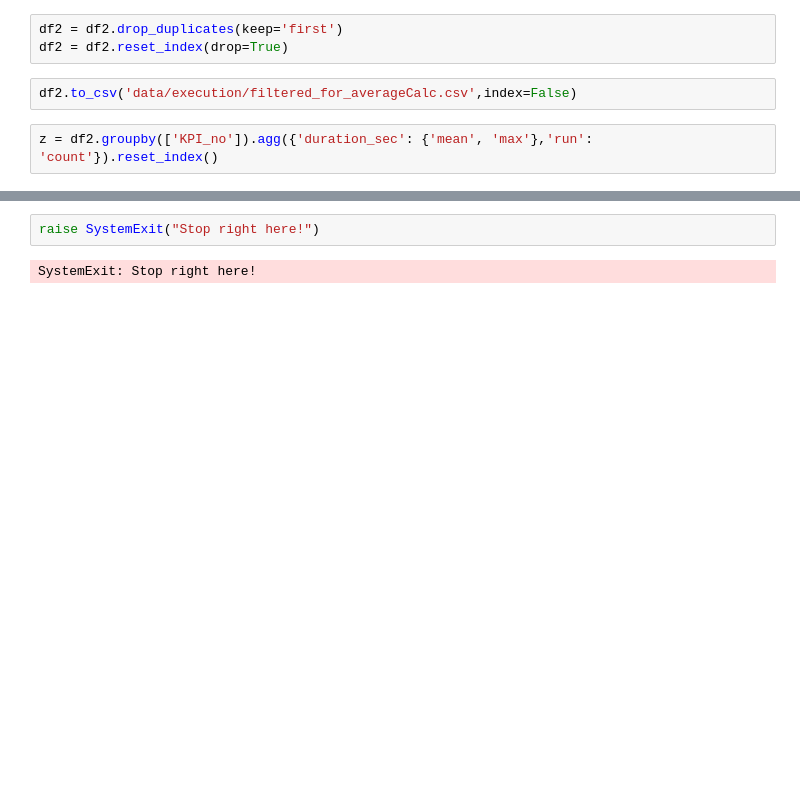
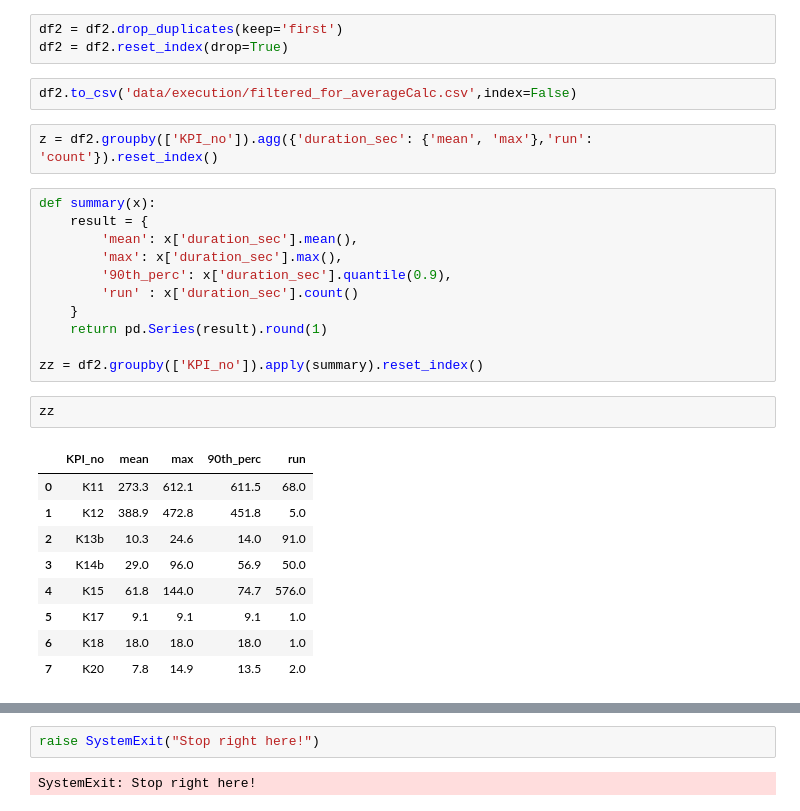
Before and after one commit to Lodewikus/CCBA_IPT, a Jupyter notebook: extract_EA_history.ipynb, the cells around one changed output, grey strips where cells are left out. Drawn from its saved outputs; the diff is of its cells as text; blank space fills up the shorter version.

```diff
--- a/extract_EA_history.ipynb
+++ b/extract_EA_history.ipynb
@@ -537,6 +538,29 @@ df2 = df2.reset_index(drop=True)
 df2.to_csv('data/execution/filtered_for_averageCalc.csv',index=False)
 # %%
 z = df2.groupby(['KPI_no']).agg({'duration_sec': {'mean', 'max'},'run': 'count'}).reset_index()
+# %%
+def summary(x):
+    result = {
+        'mean': x['duration_sec'].mean(),
+        'max': x['duration_sec'].max(),
+        '90th_perc': x['duration_sec'].quantile(0.9),
+        'run' : x['duration_sec'].count()
+    }
+    return pd.Series(result).round(1)
+
+zz = df2.groupby(['KPI_no']).apply(summary).reset_index()
+# %%
+zz
+# %% [output]
+|  | KPI_no | mean | max | 90th_perc | run |
+| 0 | K11 | 273.3 | 612.1 | 611.5 | 68.0 |
+| 1 | K12 | 388.9 | 472.8 | 451.8 | 5.0 |
+| 2 | K13b | 10.3 | 24.6 | 14.0 | 91.0 |
+| 3 | K14b | 29.0 | 96.0 | 56.9 | 50.0 |
+| 4 | K15 | 61.8 | 144.0 | 74.7 | 576.0 |
+| 5 | K17 | 9.1 | 9.1 | 9.1 | 1.0 |
+| 6 | K18 | 18.0 | 18.0 | 18.0 | 1.0 |
+| 7 | K20 | 7.8 | 14.9 | 13.5 | 2.0 |
 # %%
 z
 # %% [output]
```
Also changed, not shown: parts of 5 cells of this notebook, 3 other files.
